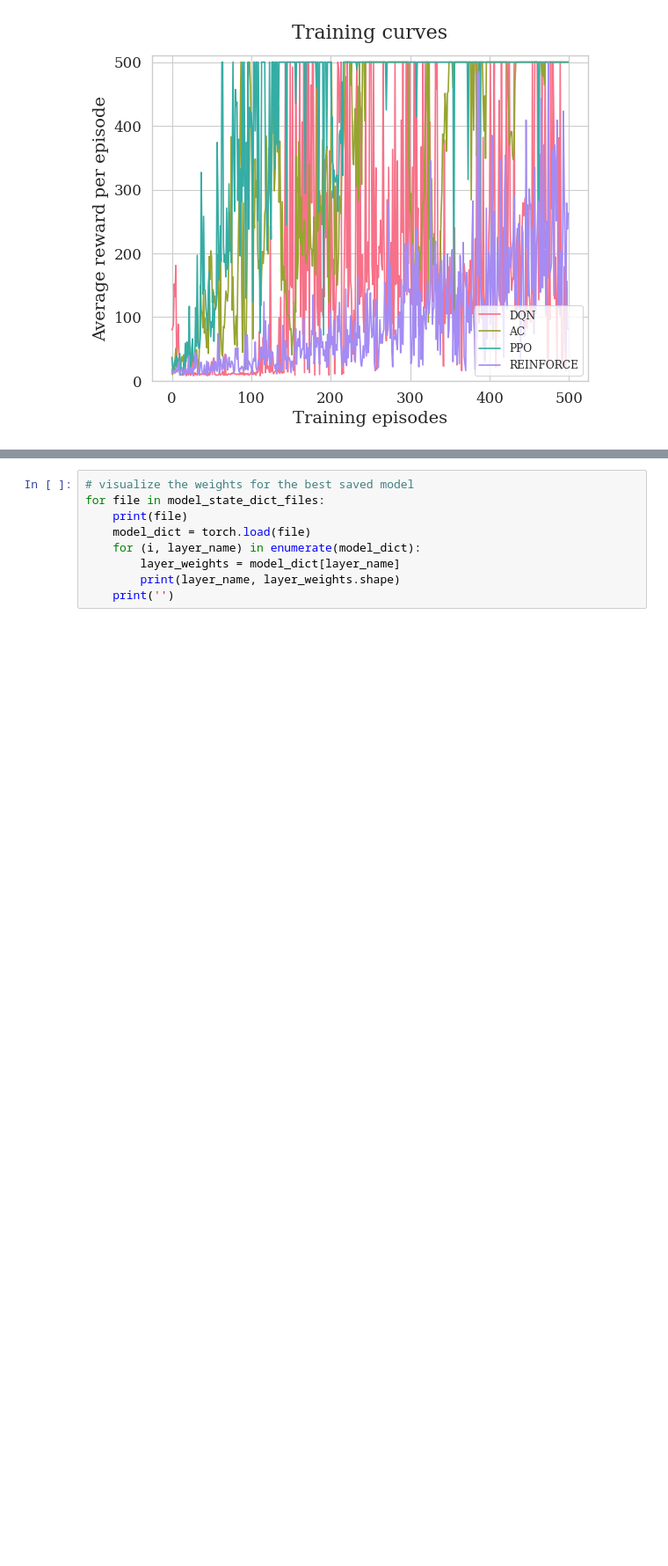
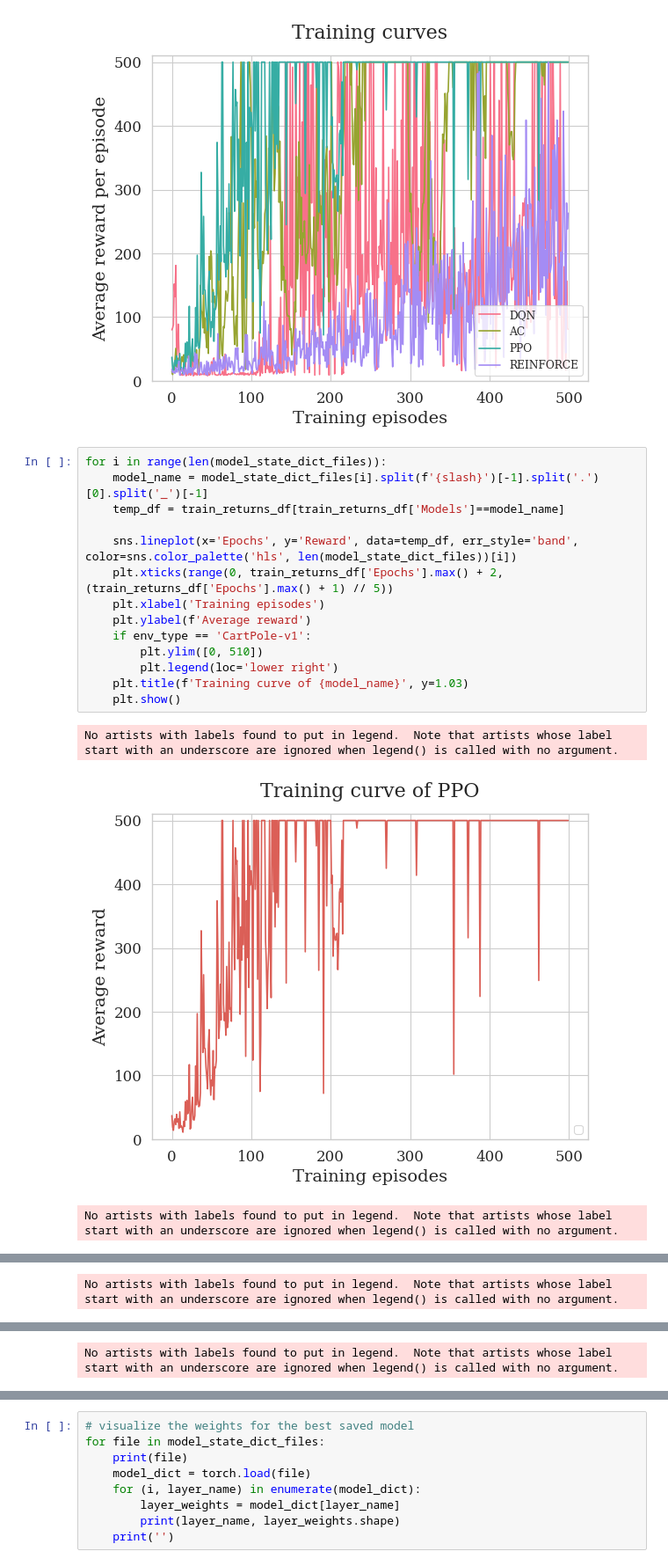
Before and after one commit to namin-an/BionicEye, a Jupyter notebook: Notebooks/Visualization.ipynb, the cells around one changed output, grey strips where cells are left out. Shown at 88% size. Drawn from its saved outputs; the diff is of its cells as text; blank space fills up the shorter version.

```diff
--- a/Notebooks/Visualization.ipynb
+++ b/Notebooks/Visualization.ipynb
@@ -472,3 +541,21 @@ plt.title('Training curves', y=1.03)
 plt.show()
 # %% [output]
 [figure]
+# %%
+for i in range(len(model_state_dict_files)):
+    model_name = model_state_dict_files[i].split(f'{slash}')[-1].split('.')[0].split('_')[-1]
+    temp_df = train_returns_df[train_returns_df['Models']==model_name]
+
+    sns.lineplot(x='Epochs', y='Reward', data=temp_df, err_style='band', color=sns.color_palette('hls', len(model_state_dict_files))[i])
+    plt.xticks(range(0, train_returns_df['Epochs'].max() + 2, (train_returns_df['Epochs'].max() + 1) // 5))
+    plt.xlabel('Training episodes')
+    plt.ylabel(f'Average reward')
+    if env_type == 'CartPole-v1':
+        plt.ylim([0, 510])
+        plt.legend(loc='lower right')
+    plt.title(f'Training curve of {model_name}', y=1.03)
+    plt.show()
+# %% [output]
+No artists with labels found to put in legend.  Note that artists whose label start with an underscore are ignored when legend() is called with no argument.
+[figure, added]
+No artists with labels found to put in legend.  Note that artists whose label start with an underscore are ignored when legend() is called with no argument.
@@ -474,0 +563 @@ plt.show()
+No artists with labels found to put in legend.  Note that artists whose label start with an underscore are ignored when legend() is called with no argument.
@@ -474,0 +565 @@ plt.show()
+No artists with labels found to put in legend.  Note that artists whose label start with an underscore are ignored when legend() is called with no argument.
```
Also changed, not shown: parts of 7 cells of this notebook.
